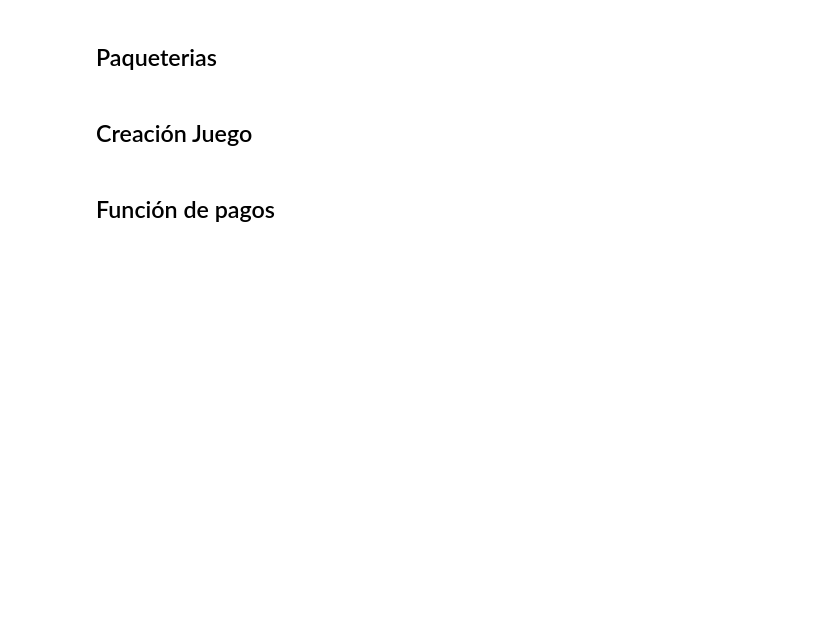
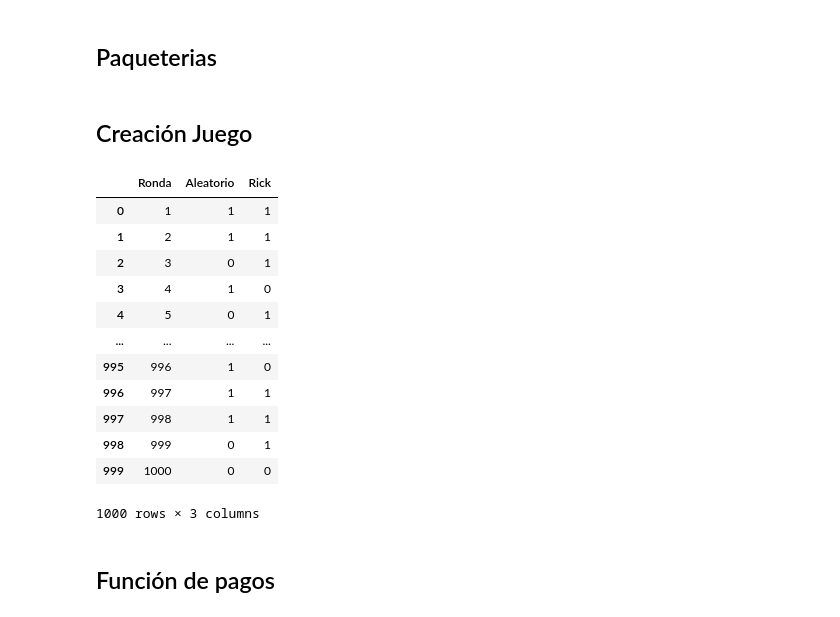
Before and after one commit to AlexFajardo26/Teoria_de_juegos, a Jupyter notebook: Proyecto.ipynb, the cells around one changed output. Drawn from its saved outputs; the diff is of its cells as text; code cells hidden in the pictures; blank space fills up the shorter version.

```diff
--- a/Proyecto.ipynb
+++ b/Proyecto.ipynb
@@ -71,3 +99,24 @@ jugadores.append(Tit_for_tat)
+# %%
+df = pd.DataFrame({
+    'Ronda': list(range(1, 1001)),
+    'Aleatorio': aleatorio,
+    'Rick': Tit_for_2Tat
+})
+df
+# %% [output]
+|  | Ronda | Aleatorio | Rick |
+| 0 | 1 | 1 | 1 |
+| 1 | 2 | 1 | 1 |
+| 2 | 3 | 0 | 1 |
+| 3 | 4 | 1 | 0 |
+| 4 | 5 | 0 | 1 |
+| ... | ... | ... | ... |
+| 995 | 996 | 1 | 0 |
+| 996 | 997 | 1 | 1 |
+| 997 | 998 | 1 | 1 |
+| 998 | 999 | 0 | 1 |
+| 999 | 1000 | 0 | 0 |
+1000 rows × 3 columns
 # %% [markdown]
 ## Función de pagos
 # %%
```
Also changed, not shown: parts of 3 cells of this notebook.
